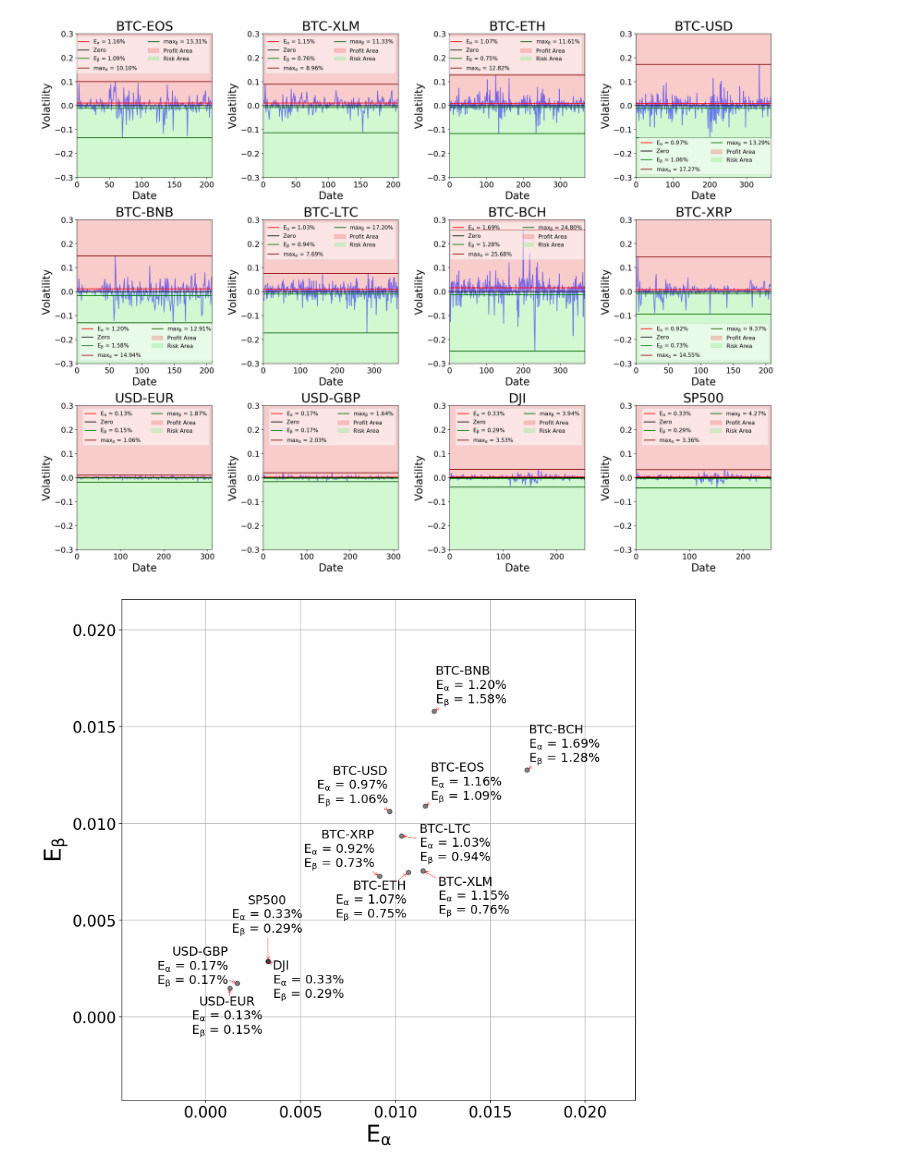
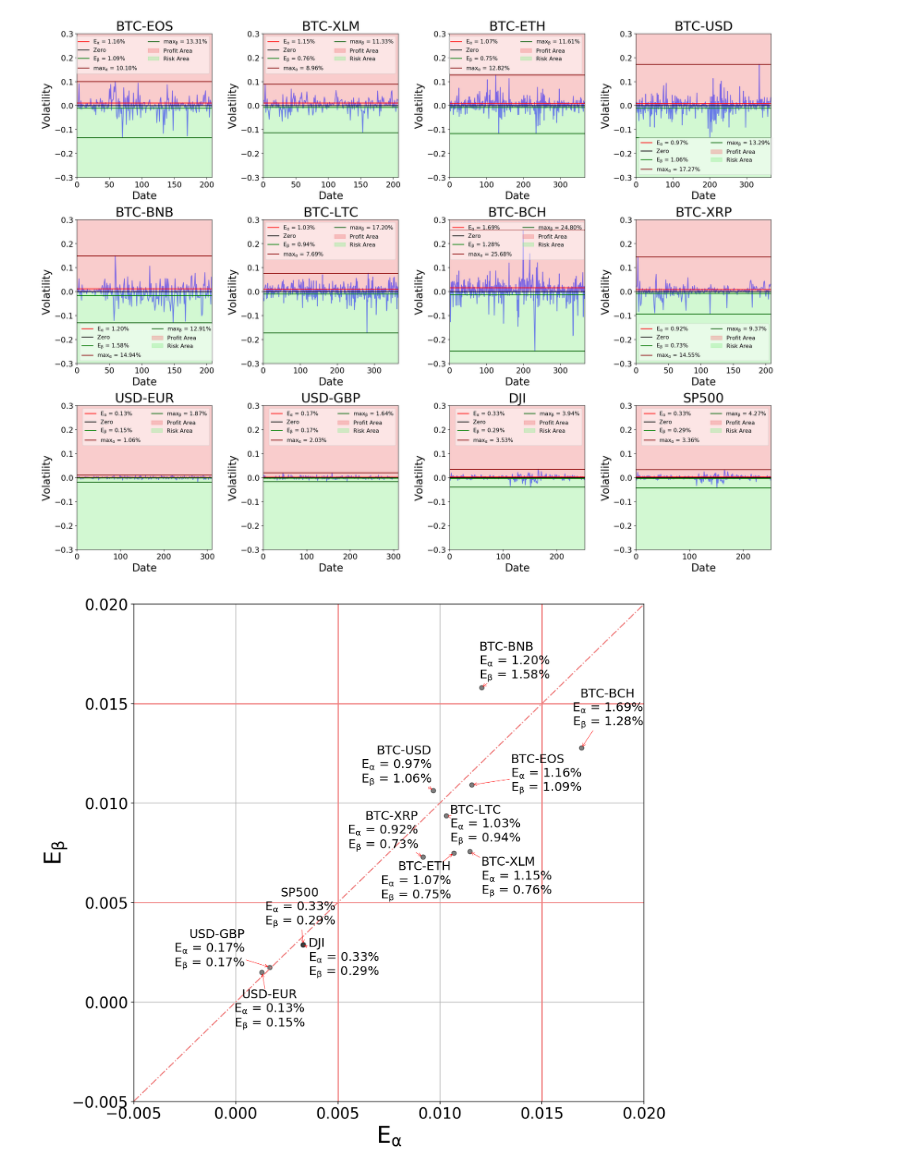
Before and after one commit to DEX-ware/fair-atomic-swap, a Jupyter notebook: src/evaluation/evaluation.ipynb, the cells around one changed output. Cells and saved outputs as stored; diff of their text form; code cells hidden in the pictures.

```diff
--- a/src/evaluation/evaluation.ipynb
+++ b/src/evaluation/evaluation.ipynb
@@ -359,34 +361,45 @@ for k, v in data.items():
     df, v_info = v[0], v[1]
     v_ser = df['price_pct_change']
     up_max, down_max = v_ser.max(), v_ser.min()
     E_up = v_info[0] * v_info[1]
     E_down = - v_info[2] * v_info[3]
 
     Eups.append(E_up)
     Edowns.append(E_down)
 
     txt = k.upper() + '\n' \
             + r'$E_\alpha$ = {:.2f}%'.format(E_up * 100) + '\n' \
             + r'$E_\beta$ = {:.2f}%'.format(E_down * 100)
 
     txts.append(txt)
 
 # plot
 fig = plt.figure(figsize=(12, 12))
 p1 = plt.scatter(Eups, Edowns, color="black", alpha=0.5)
 texts = []
 for x, y, s in zip(Eups, Edowns, txts):
     texts.append(plt.text(x, y, s, fontsize=16))
-adjust_text(texts, arrowprops=dict(arrowstyle="->", color='r', lw=0.5))
 
-# plt.xlim([0.005, 0.02])
-# plt.ylim([0.005, 0.02])
+plt.plot([-0.005, 0.02], [0.005, 0.005], color='lightcoral')
+plt.plot([-0.005, 0.02], [0.015, 0.015], color='lightcoral')
+
+plt.plot([0.005, 0.005], [-0.005, 0.020], color='lightcoral')
+plt.plot([0.015, 0.015], [-0.005, 0.020], color='lightcoral')
+plt.plot([-0.005, 0.020], [-0.005, 0.020], '-.', color='lightcoral')
+
+
+plt.xlim([-0.005, 0.02])
+plt.ylim([-0.005, 0.02])
 plt.xlabel(r'$E_\alpha$', fontsize=30)
 plt.ylabel(r'$E_\beta$', fontsize=30)
 plt.tick_params(axis='both', labelsize=20)
 
+
+adjust_text(texts, arrowprops=dict(arrowstyle="->", color='r', lw=0.5))
+
+
 plt.grid()
 
 plt.savefig('../../paper/figs/vol_scatter.eps')
 # %% [output]
-[figure, old version]
+[figure, new version]
```
Also changed, not shown: parts of 1 cell of this notebook, 6 other files.
